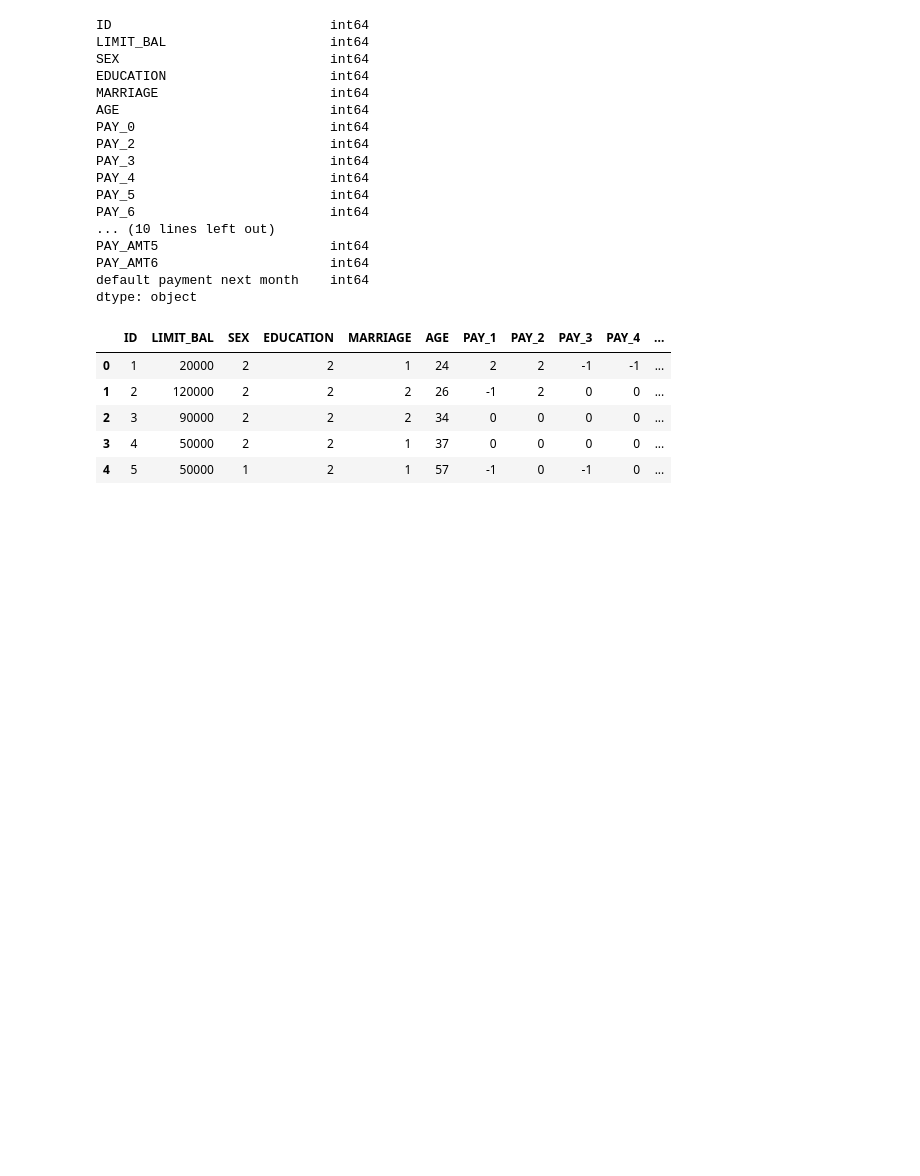
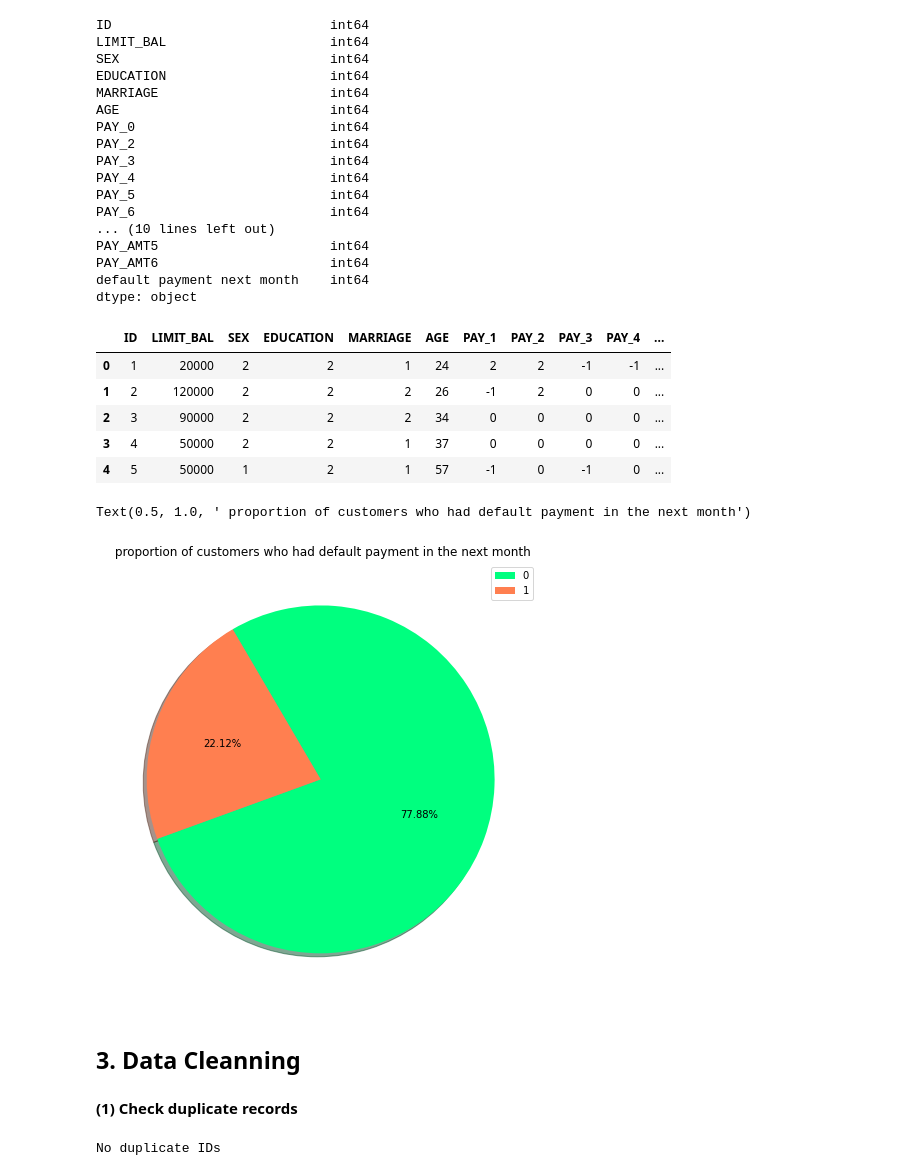
Before and after one commit to San13deep/-Credit-Card-Default-Prediction, a Jupyter notebook: Credit_Card_Default_Prediction_Capstone_Project_4.ipynb, the cells around one changed output. Cells and saved outputs as stored; diff of their text form; code cells hidden in the pictures; blank space fills up the shorter version.

```diff
--- a/Credit_Card_Default_Prediction_Capstone_Project_4.ipynb
+++ b/Credit_Card_Default_Prediction_Capstone_Project_4.ipynb
@@ -133,3 +133,30 @@ df.head(5)
 pay = df[['PAY_1',	'PAY_2'	,'PAY_3','PAY_4',	'PAY_5',	'PAY_6']]
 pay_melt = pd.melt(pay)
 print(pay_melt['value'].value_counts())
+# %%
+from locale import normalize
+# Get the proportion of customers who had default payment in the next month (Oct.2005)?
+# About 22% customers had default payment next month
+
+x=df['DEF_PAY_NMO'].value_counts(normalize=True)
+plt.figure(figsize=(8,8))
+plt.pie(x, colors=['springgreen', 'coral'], shadow=True, autopct='%1.2f%%', startangle=200)
+plt.legend(labels=['0','1'])
+plt.title(" proportion of customers who had default payment in the next month")
+# %% [output]
+Text(0.5, 1.0, ' proportion of customers who had default payment in the next month')
+[figure, added]
+# %% [markdown]
+## **3. Data Cleanning**
+# %% [markdown]
+**(1) Check duplicate records**
+# %%
+# Check if there is any duplicate IDs
+condition = bool(df.duplicated(subset = 'ID').any())
+
+if condition:
+    print('There are duplicate IDs')
+else:
+    print('No duplicate IDs')
+# %% [output]
+No duplicate IDs
```
Also changed, not shown: parts of 8 cells of this notebook.
